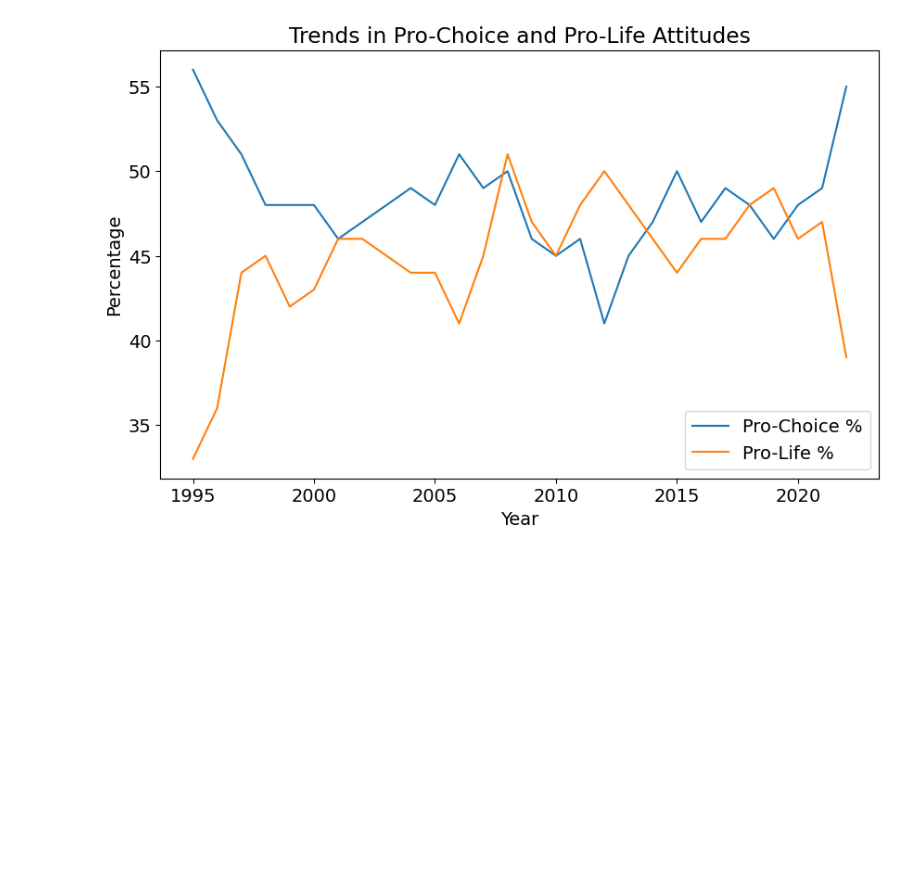
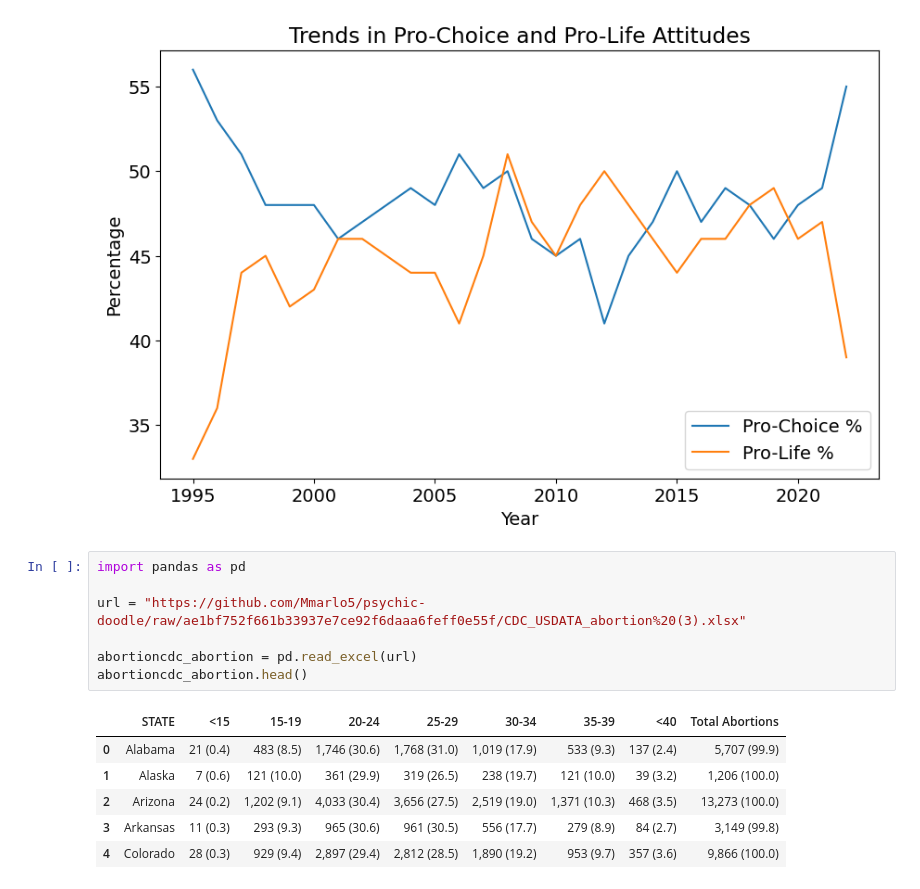
Before and after one commit to Mmarlo5/psychic-doodle, a Jupyter notebook: Copy_of_Problem_Set_5.ipynb, the cells around one changed output. Drawn from its saved outputs; the diff is of its cells as text; blank space fills up the shorter version.

```diff
--- a/Copy_of_Problem_Set_5.ipynb
+++ b/Copy_of_Problem_Set_5.ipynb
@@ -948,3 +945,17 @@ Text(0, 0.5, 'Percentage')
 Text(0.5, 1.0, 'Trends in Pro-Choice and Pro-Life Attitudes')
 <matplotlib.legend.Legend at 0x...>
 [figure]
+# %%
+import pandas as pd
+
+url = "https://github.com/Mmarlo5/psychic-doodle/raw/ae1bf752f661b33937e7ce92f6daaa6feff0e55f/CDC_USDATA_abortion%20(3).xlsx"
+
+abortioncdc_abortion = pd.read_excel(url)
+abortioncdc_abortion.head()
+# %% [output]
+|  | STATE | <15 | 15-19 | 20-24 | 25-29 | 30-34 | 35-39 | <40 | Total Abortions |
+| 0 | Alabama | 21 (0.4) | 483 (8.5) | 1,746 (30.6) | 1,768 (31.0) | 1,019 (17.9) | 533 (9.3) | 137 (2.4) | 5,707 (99.9) |
+| 1 | Alaska | 7 (0.6) | 121 (10.0) | 361 (29.9) | 319 (26.5) | 238 (19.7) | 121 (10.0) | 39 (3.2) | 1,206 (100.0) |
+| 2 | Arizona | 24 (0.2) | 1,202 (9.1) | 4,033 (30.4) | 3,656 (27.5) | 2,519 (19.0) | 1,371 (10.3) | 468 (3.5) | 13,273 (100.0) |
+| 3 | Arkansas | 11 (0.3) | 293 (9.3) | 965 (30.6) | 961 (30.5) | 556 (17.7) | 279 (8.9) | 84 (2.7) | 3,149 (99.8) |
+| 4 | Colorado | 28 (0.3) | 929 (9.4) | 2,897 (29.4) | 2,812 (28.5) | 1,890 (19.2) | 953 (9.7) | 357 (3.6) | 9,866 (100.0) |
```
Also changed, not shown: parts of 1 cell of this notebook.
